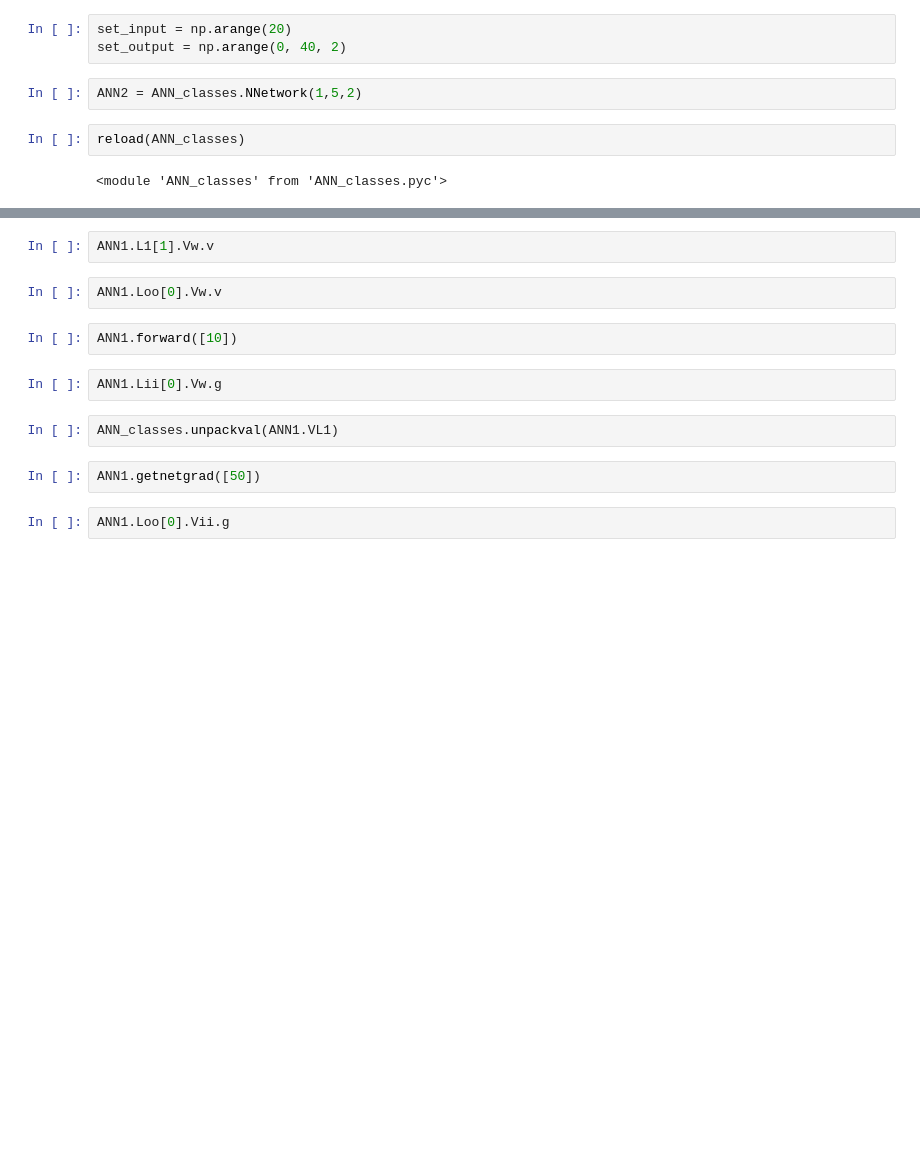
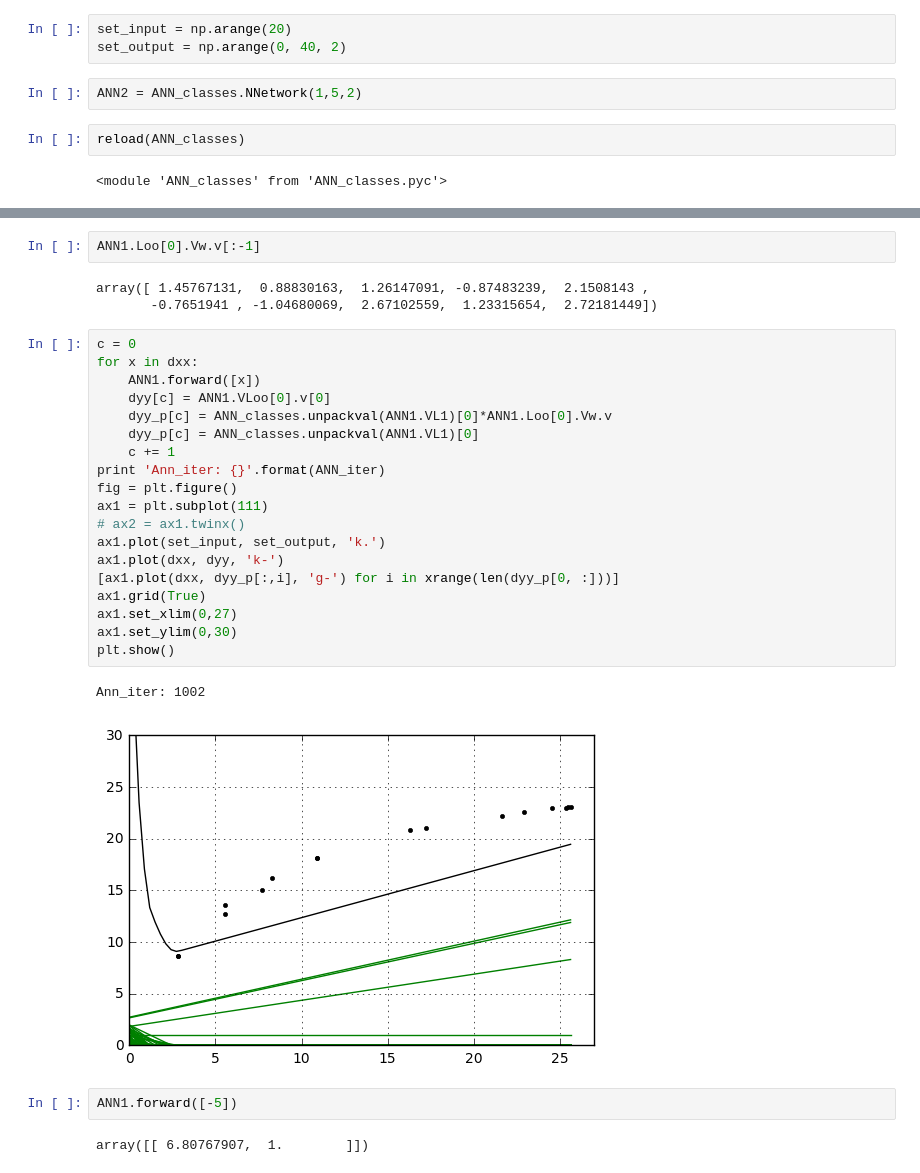
Before and after one commit to ateplovoz/ANN, a Jupyter notebook: ANN_vector_GitVersion.ipynb, the cells around one changed output, grey strips where cells are left out. Cells and saved outputs as stored; diff of their text form; blank space fills up the shorter version.

```diff
--- a/ANN_vector_GitVersion.ipynb
+++ b/ANN_vector_GitVersion.ipynb
@@ -107,14 +178,31 @@ ANN1.L1[0].Vw.v
 # %%
-ANN1.L1[1].Vw.v
+ANN1.Loo[0].Vw.v[:-1]
+# %% [output]
+array([ 1.45767131,  0.88830163,  1.26147091, -0.87483239,  2.1508143 ,
+       -0.7651941 , -1.04680069,  2.67102559,  1.23315654,  2.72181449])
-# %%
-ANN1.Loo[0].Vw.v
+# %%
+c = 0
+for x in dxx:
+    ANN1.forward([x])
+    dyy[c] = ANN1.VLoo[0].v[0]
+    dyy_p[c] = ANN_classes.unpackval(ANN1.VL1)[0]*ANN1.Loo[0].Vw.v
+    dyy_p[c] = ANN_classes.unpackval(ANN1.VL1)[0]
+    c += 1
+print 'Ann_iter: {}'.format(ANN_iter)
+fig = plt.figure()
+ax1 = plt.subplot(111)
+# ax2 = ax1.twinx()
+ax1.plot(set_input, set_output, 'k.')
+ax1.plot(dxx, dyy, 'k-')
+[ax1.plot(dxx, dyy_p[:,i], 'g-') for i in xrange(len(dyy_p[0, :]))]
+ax1.grid(True)
+ax1.set_xlim(0,27)
+ax1.set_ylim(0,30)
+plt.show()
+# %% [output]
+Ann_iter: 1002
+[figure, added]
 # %%
-ANN1.forward([10])
+ANN1.forward([-5])
+# %% [output]
+array([[ 6.80767907,  1.        ]])
-# %%
-ANN1.Lii[0].Vw.g
-# %%
-ANN_classes.unpackval(ANN1.VL1)
-# %%
-ANN1.getnetgrad([50])
-# %%
-ANN1.Loo[0].Vii.g
```
Also changed, not shown: parts of 23 cells of this notebook, 4 other files.
